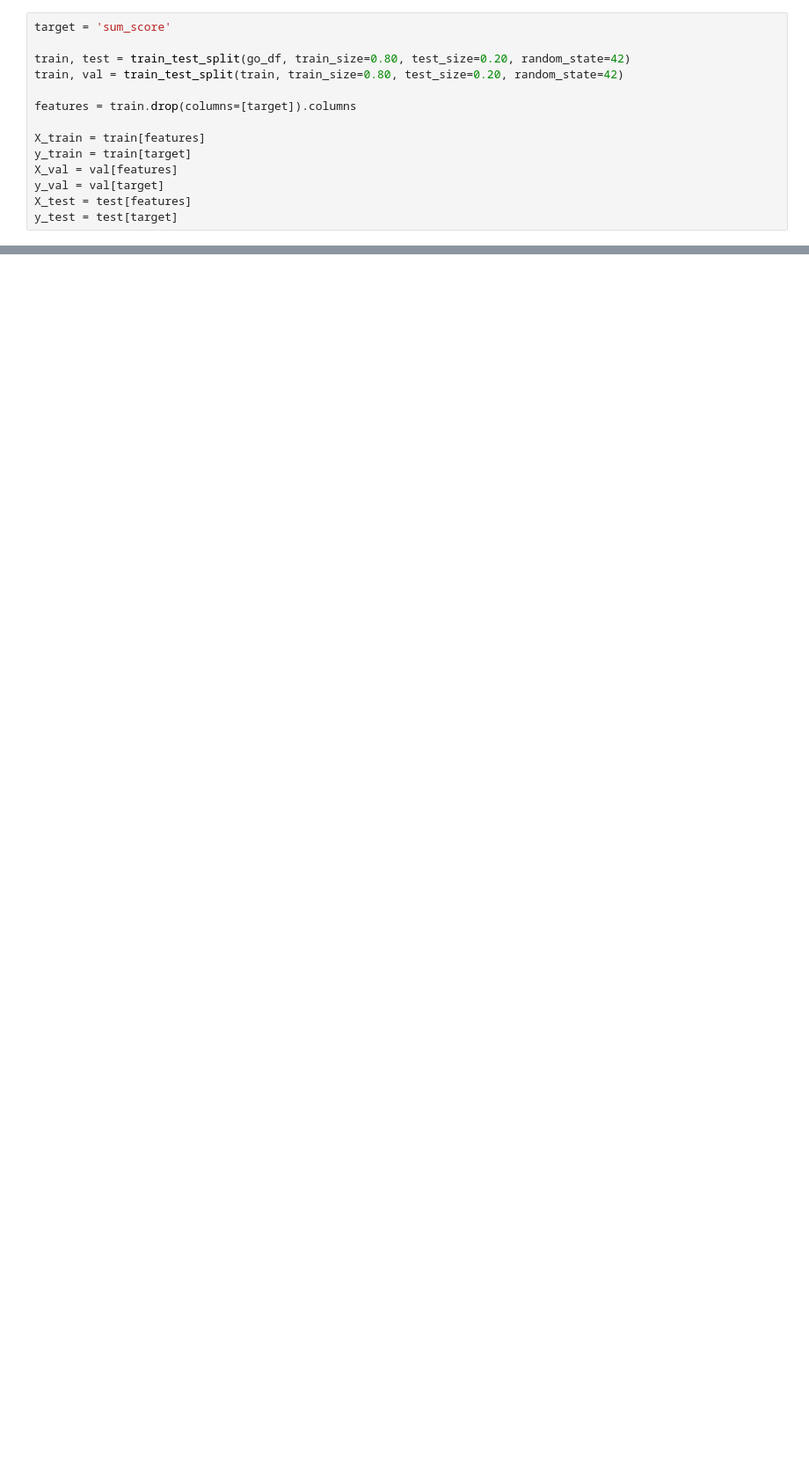
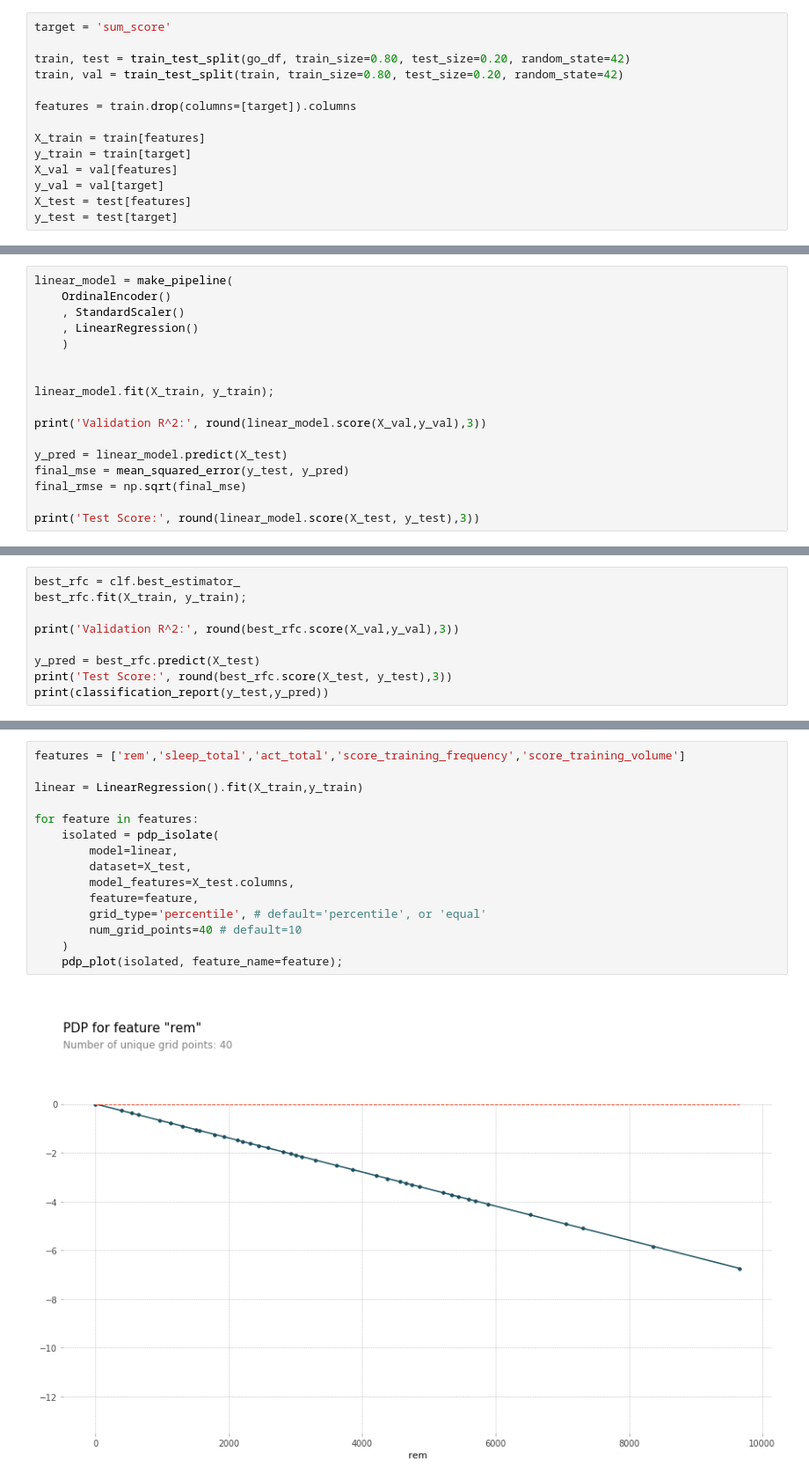
Before and after one commit to JINSUNGWOO/section2_project, a Jupyter notebook: AI_11_우진성_Project_2.ipynb, the cells around one changed output, grey strips where cells are left out. Shown at 88% size. Saved outputs shown, nothing was run; the diff lists cells and outputs as text; blank space fills up the shorter version.

```diff
--- a/AI_11_우진성_Project_2.ipynb
+++ b/AI_11_우진성_Project_2.ipynb
@@ -319,0 +305,17 @@ y_test = test[target]
+# %%
+linear_model = make_pipeline(
+    OrdinalEncoder()
+    , StandardScaler()
+    , LinearRegression()
+    )
+
+
+linear_model.fit(X_train, y_train);
+
+print('Validation R^2:', round(linear_model.score(X_val,y_val),3))
+
+y_pred = linear_model.predict(X_test)
+final_mse = mean_squared_error(y_test, y_pred)
+final_rmse = np.sqrt(final_mse)
+
+print('Test Score:', round(linear_model.score(X_test, y_test),3))
@@ -368,0 +370,9 @@ ValueError: ignored
+# %%
+best_rfc = clf.best_estimator_
+best_rfc.fit(X_train, y_train);
+
+print('Validation R^2:', round(best_rfc.score(X_val,y_val),3))
+
+y_pred = best_rfc.predict(X_test)
+print('Test Score:', round(best_rfc.score(X_test, y_test),3))
+print(classification_report(y_test,y_pred))
@@ -368,0 +410,17 @@ ValueError: ignored
+# %%
+features = ['rem','sleep_total','act_total','score_training_frequency','score_training_volume']
+
+linear = LinearRegression().fit(X_train,y_train)
+
+for feature in features:
+    isolated = pdp_isolate(
+        model=linear,
+        dataset=X_test,
+        model_features=X_test.columns,
+        feature=feature,
+        grid_type='percentile', # default='percentile', or 'equal'
+        num_grid_points=40 # default=10
+    )
+    pdp_plot(isolated, feature_name=feature);
+# %% [output]
+[figure, added]
```
Also changed, not shown: parts of 44 cells of this notebook.
